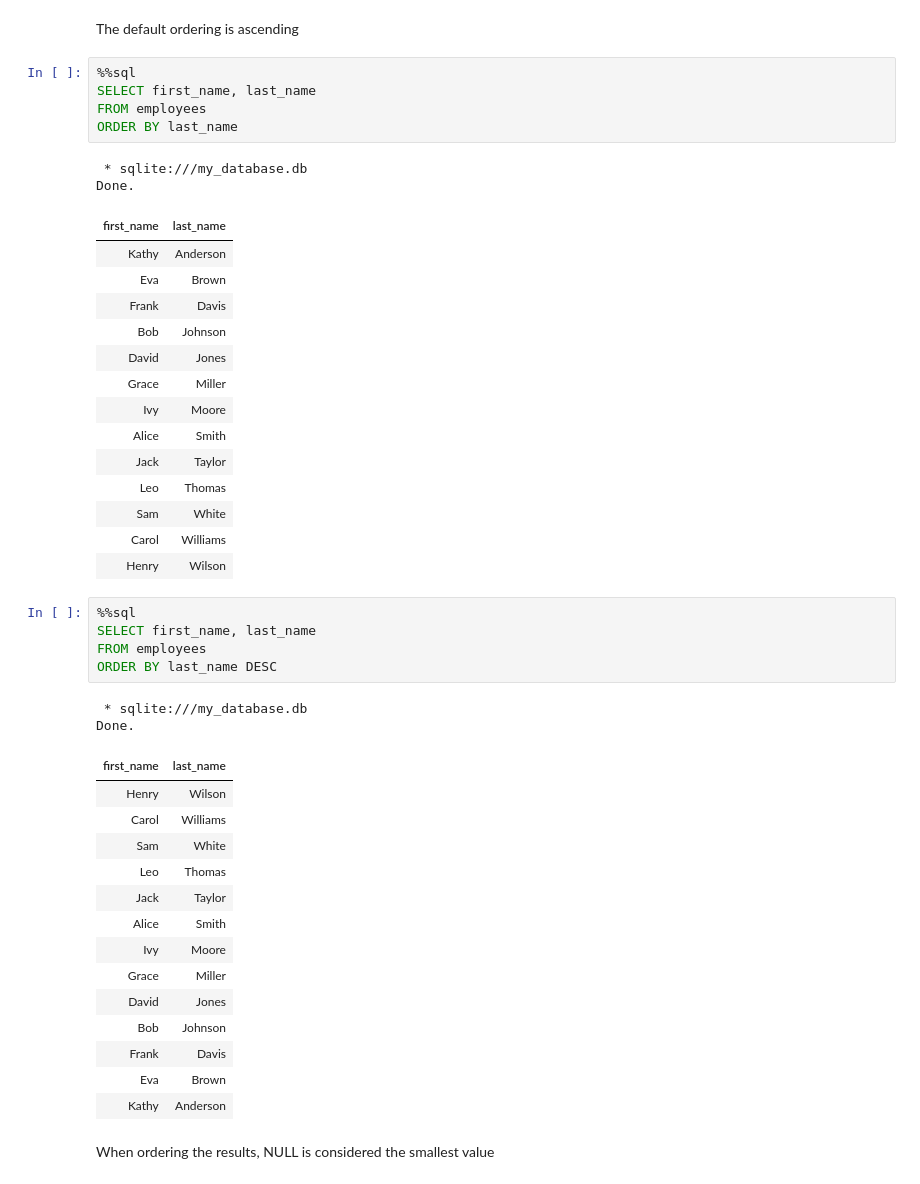
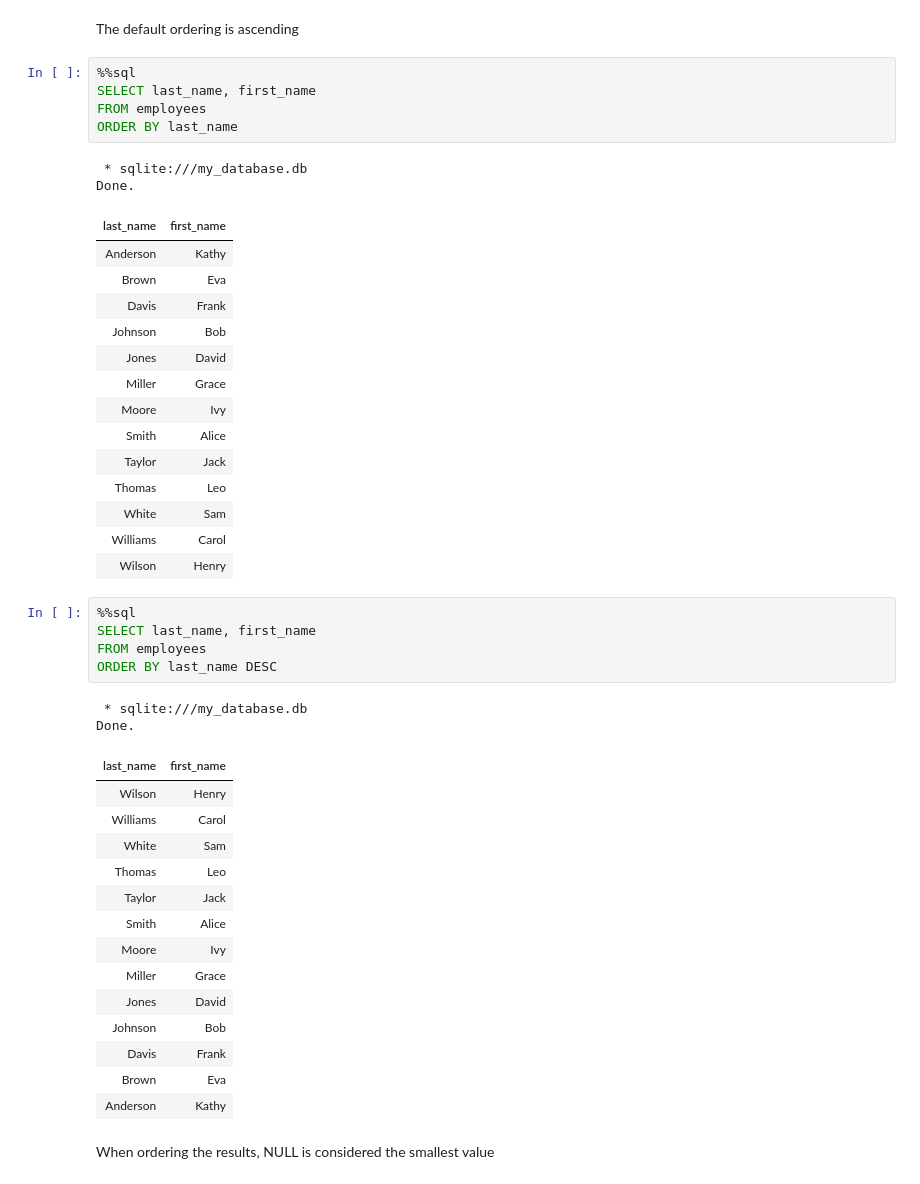
Before and after one commit to GiuliaScarfia/DataScience, a Jupyter notebook: Week 6.1 - SQL Queries (Post-Lesson).ipynb, the cells around one changed output. Saved outputs shown, nothing was run; the diff lists cells and outputs as text.

```diff
--- a/Week 6.1 - SQL Queries.ipynb
+++ b/Week 6.1 - SQL Queries (Post-Lesson).ipynb
@@ -514,48 +488,48 @@ Done.
 The default ordering is ascending
 # %%
 %%sql
-SELECT first_name, last_name
+SELECT last_name, first_name
 FROM employees
 ORDER BY last_name
 # %% [output]
  * sqlite:///my_database.db
 Done.
-| first_name | last_name |
-| Kathy | Anderson |
-| Eva | Brown |
-| Frank | Davis |
-| Bob | Johnson |
-| David | Jones |
-| Grace | Miller |
-| Ivy | Moore |
-| Alice | Smith |
-| Jack | Taylor |
-| Leo | Thomas |
-| Sam | White |
-| Carol | Williams |
-| Henry | Wilson |
+| last_name | first_name |
+| Anderson | Kathy |
+| Brown | Eva |
+| Davis | Frank |
+| Johnson | Bob |
+| Jones | David |
+| Miller | Grace |
+| Moore | Ivy |
+| Smith | Alice |
+| Taylor | Jack |
+| Thomas | Leo |
+| White | Sam |
+| Williams | Carol |
+| Wilson | Henry |
 # %%
 %%sql
-SELECT first_name, last_name
+SELECT last_name, first_name
 FROM employees
 ORDER BY last_name DESC
 # %% [output]
  * sqlite:///my_database.db
 Done.
-| first_name | last_name |
-| Henry | Wilson |
-| Carol | Williams |
-| Sam | White |
-| Leo | Thomas |
-| Jack | Taylor |
-| Alice | Smith |
-| Ivy | Moore |
-| Grace | Miller |
-| David | Jones |
-| Bob | Johnson |
-| Frank | Davis |
-| Eva | Brown |
-| Kathy | Anderson |
+| last_name | first_name |
+| Wilson | Henry |
+| Williams | Carol |
+| White | Sam |
+| Thomas | Leo |
+| Taylor | Jack |
+| Smith | Alice |
+| Moore | Ivy |
+| Miller | Grace |
+| Jones | David |
+| Johnson | Bob |
+| Davis | Frank |
+| Brown | Eva |
+| Anderson | Kathy |
 # %% [markdown]
 When ordering the results, NULL is considered the smallest value
 # %%
```
Also changed, not shown: parts of 39 cells of this notebook, 1 other file.
